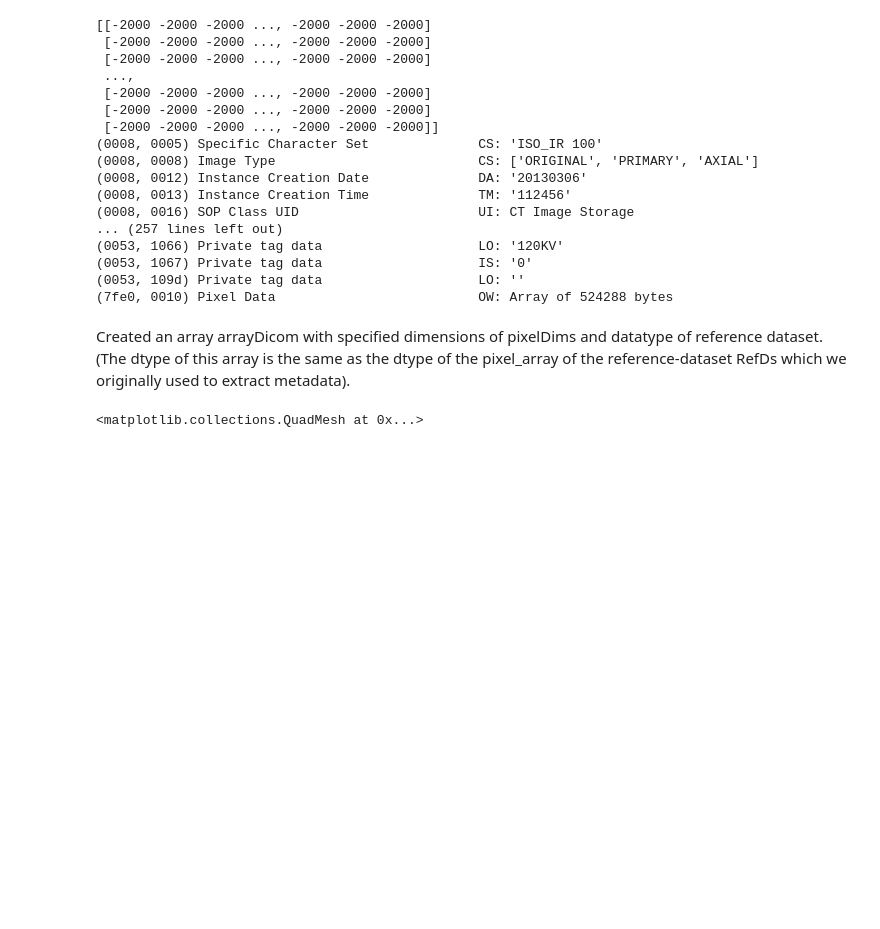
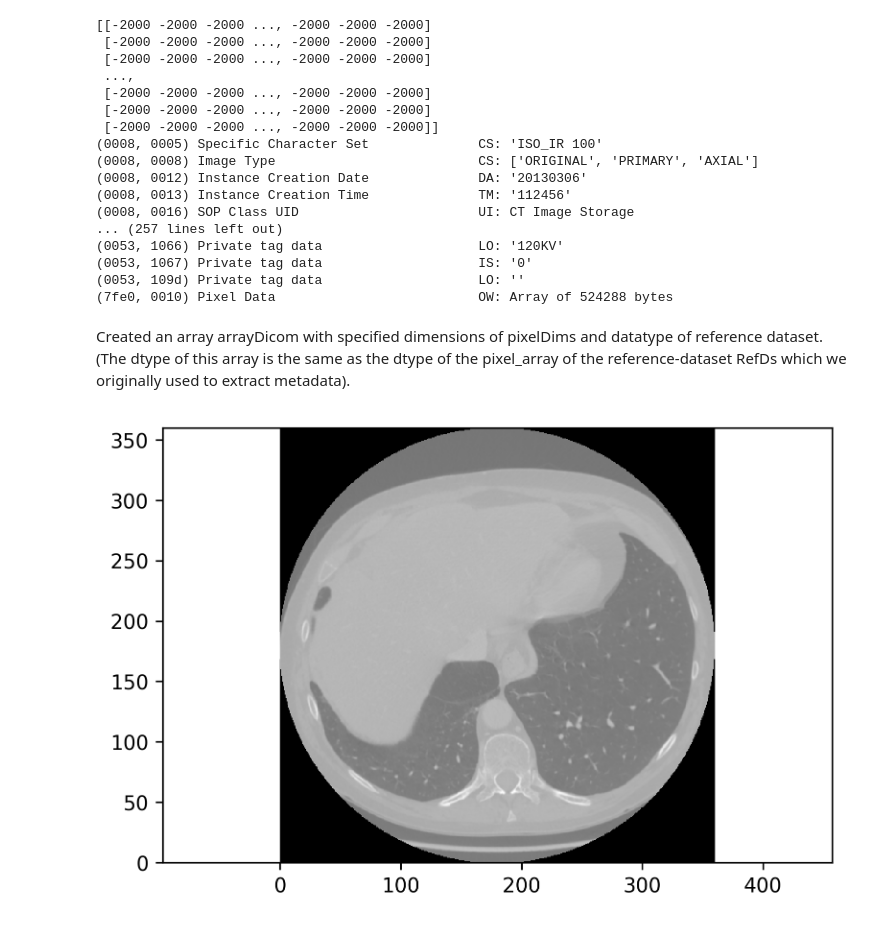
Before and after one commit to Pravdaray/Initial-stage, a Jupyter notebook: Dicom_to_array_visualization.ipynb, the cells around one changed output. Drawn from its saved outputs; the diff is of its cells as text; code cells hidden in the pictures; blank space fills up the shorter version.

```diff
--- a/Dicom_to_array_visualization.ipynb
+++ b/Dicom_to_array_visualization.ipynb
@@ -68,7 +77,8 @@ Created an array arrayDicom with specified dimensions of pixelDims and datatype
 # %%
 plt.figure(dpi=300)
 plt.axes().set_aspect('equal', 'datalim')
 plt.set_cmap(plt.gray())
-plt.pcolormesh(x, y, np.flipud(ArrayDicom[:, :, 80]))
+plt.pcolormesh(x, y, np.flipud(ArrayDicom[:, :, 120]))
+plt.show()
 # %% [output]
-<matplotlib.collections.QuadMesh at 0x...>
+[figure, added]
```
Also changed, not shown: parts of 8 cells of this notebook.
